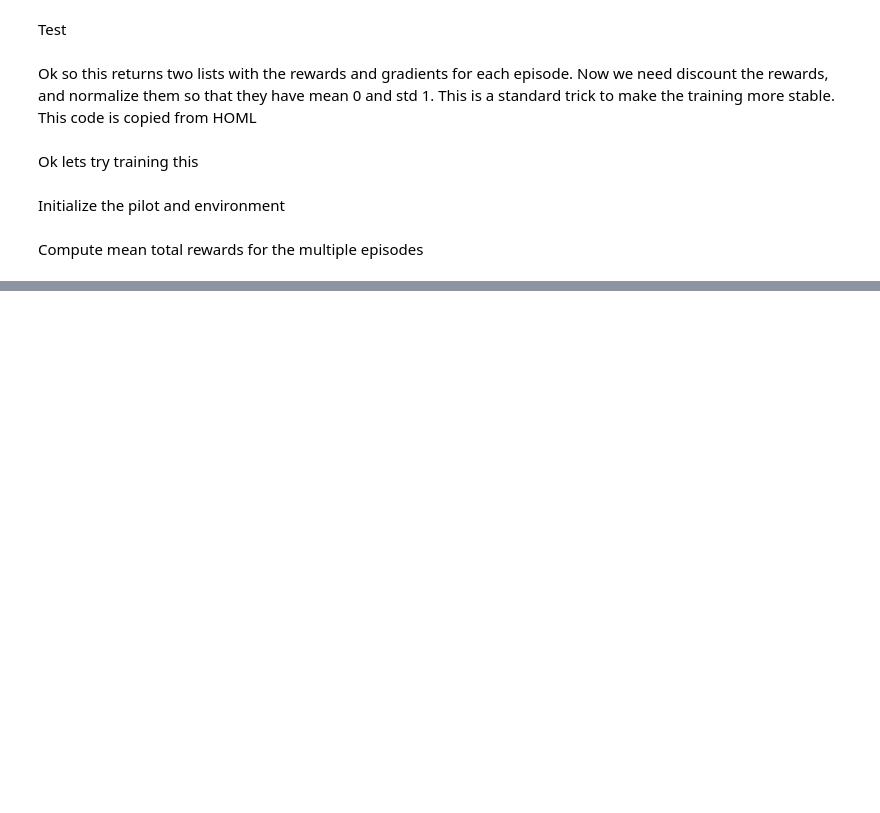
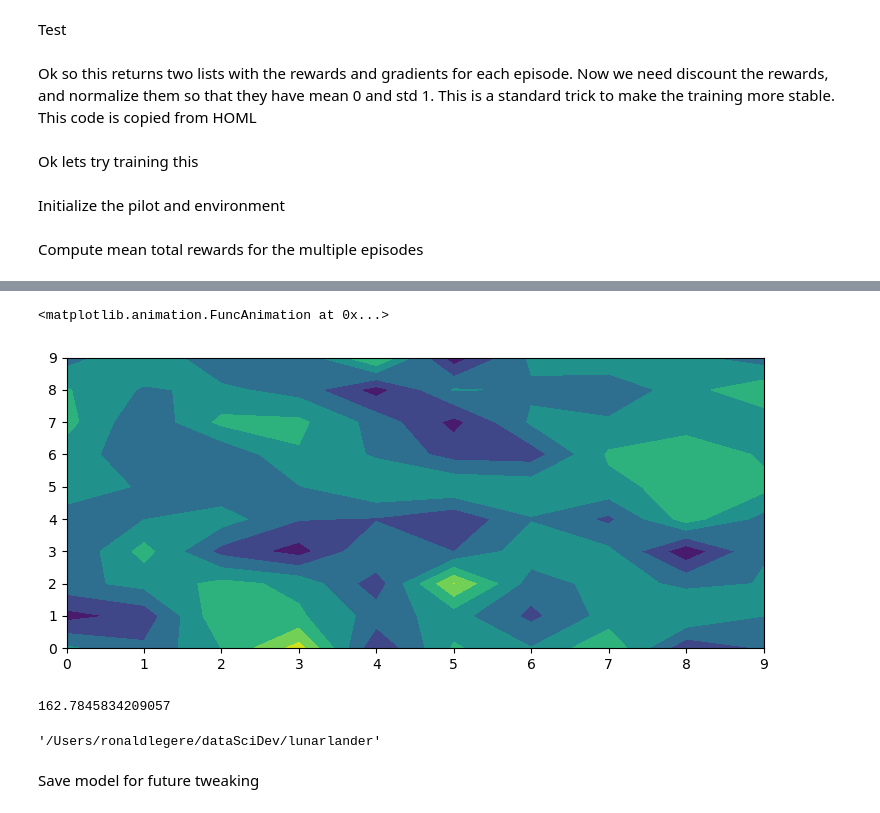
Before and after one commit to DrEntropy/lunarlander, a Jupyter notebook: lunar_lander.ipynb, the cells around one changed output, grey strips where cells are left out. Cells and saved outputs as stored; diff of their text form; code cells hidden in the pictures; blank space fills up the shorter version.

```diff
--- a/lunar_lander.ipynb
+++ b/lunar_lander.ipynb
@@ -239,0 +229,27 @@ first_paramter = pilot.parameters().__next__()
+# %%
+
+plt.rcParams["figure.figsize"] = [7.50, 3.50]
+plt.rcParams["figure.autolayout"] = True
+data = np.random.randn(800).reshape(10, 10, 8)
+fig, ax = plt.subplots()
+
+def animate(i):
+   ax.clear()
+   ax.contourf(data[:, :, i])
+
+ani = FuncAnimation(fig, animate, 5, interval=50, blit=False)
+display(ani)
+# %% [output]
+<matplotlib.animation.FuncAnimation at 0x...>
+[figure, added]
+# %%
+reward_tot
+# %% [output]
+162.7845834209057
+# %%
+import os
+os.getcwd()
+# %% [output]
+'/Users/ronaldlegere/dataSciDev/lunarlander'
+# %% [markdown]
+Save model for future tweaking
```
Also changed, not shown: parts of 10 cells of this notebook, 1 other file.
